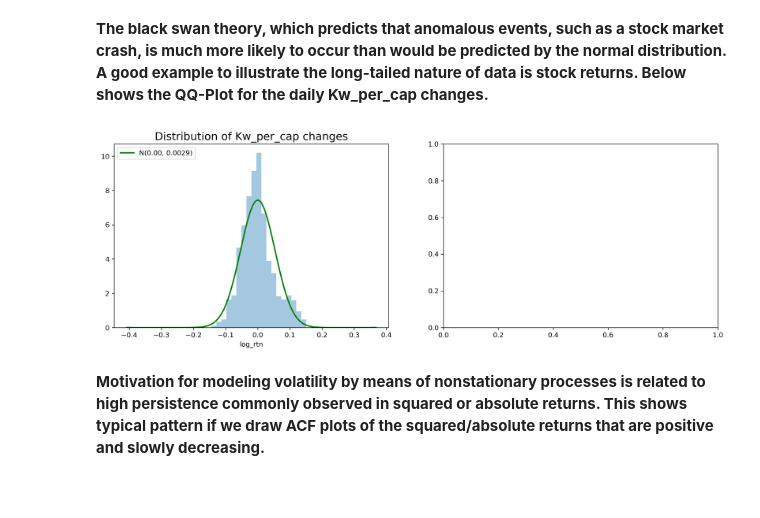
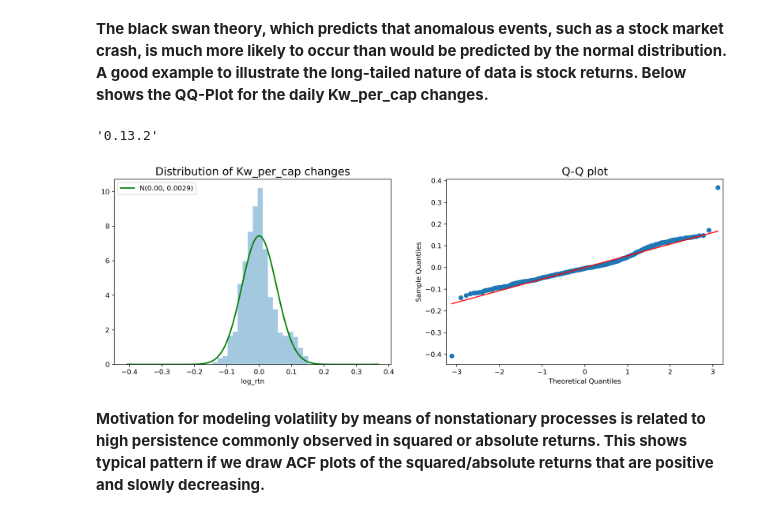
Before and after one commit to A-R-Yazdi/Remote-communities-, a Jupyter notebook: notebooks/XGBoost-LingJun.ipynb, the cells around one changed output. Cells and saved outputs as stored; diff of their text form; code cells hidden in the pictures; blank space fills up the shorter version.

Commit message:
Update XGBoost-LingJun.ipynb
package statsmodels introduced some conflict, updated package patch version, issue resolved. Upgrade statsmodels from 0.13.0 to 0.13.2

```diff
--- a/notebooks/XGBoost-LingJun.ipynb
+++ b/notebooks/XGBoost-LingJun.ipynb
@@ -289,29 +289,34 @@ plt.show()
 [figure]
 # %% [markdown]
 __The black swan theory, which predicts that anomalous events, such as a stock market crash, is much more likely to occur than would be predicted by the normal distribution. A good example to illustrate the long-tailed nature of data is stock returns. Below shows the QQ-Plot for the daily Kw_per_cap changes.__
+# %%
+import statsmodels
+statsmodels.__version__
+# %% [output]
+'0.13.2'
 # %%
 import scipy.stats as scs
 r_range = np.linspace(min(df1['log_rtn'].dropna()), max(df1['log_rtn'].dropna()), num=1000)
 mu = df1['log_rtn'].dropna().mean()
 sigma = df1['log_rtn'].dropna().std()
 norm_pdf = scs.norm.pdf(r_range, loc=mu, scale=sigma)
 
 #Plot the histogram and the Q-Q plot
 fig, ax = plt.subplots(1, 2, figsize=(16, 5))
 
 # histogram
 sns.distplot(df1['log_rtn'].dropna(), kde=False, norm_hist=True, ax=ax[0])
 ax[0].set_title('Distribution of Kw_per_cap changes', fontsize=16)
 ax[0].plot(r_range, norm_pdf, 'g', lw=2, label=f'N({mu:.2f}, {sigma**2:.4f})')
 ax[0].legend(loc='upper left');
 
-# # Q-Q plot
-# import statsmodels.api as sm
-# qq = sm.qqplot(df1['log_rtn'].dropna().values, line='s', ax=ax[1])
-# ax[1].set_title('Q-Q plot', fontsize = 16)
-# plt.show()
+# Q-Q plot
+import statsmodels.api as sm
+qq = sm.qqplot(df1['log_rtn'].dropna().values, line='s', ax=ax[1])
+ax[1].set_title('Q-Q plot', fontsize = 16)
+plt.show()
 # %% [output]
-[figure, old version]
+[figure, new version]
 # %% [markdown]
 __Motivation for modeling volatility by means of nonstationary processes is related to high persistence commonly observed in squared or absolute returns. This shows typical pattern if we draw ACF plots of the squared/absolute returns that are positive and slowly decreasing.__
 # %%
```
Also changed, not shown: parts of 9 cells of this notebook.
